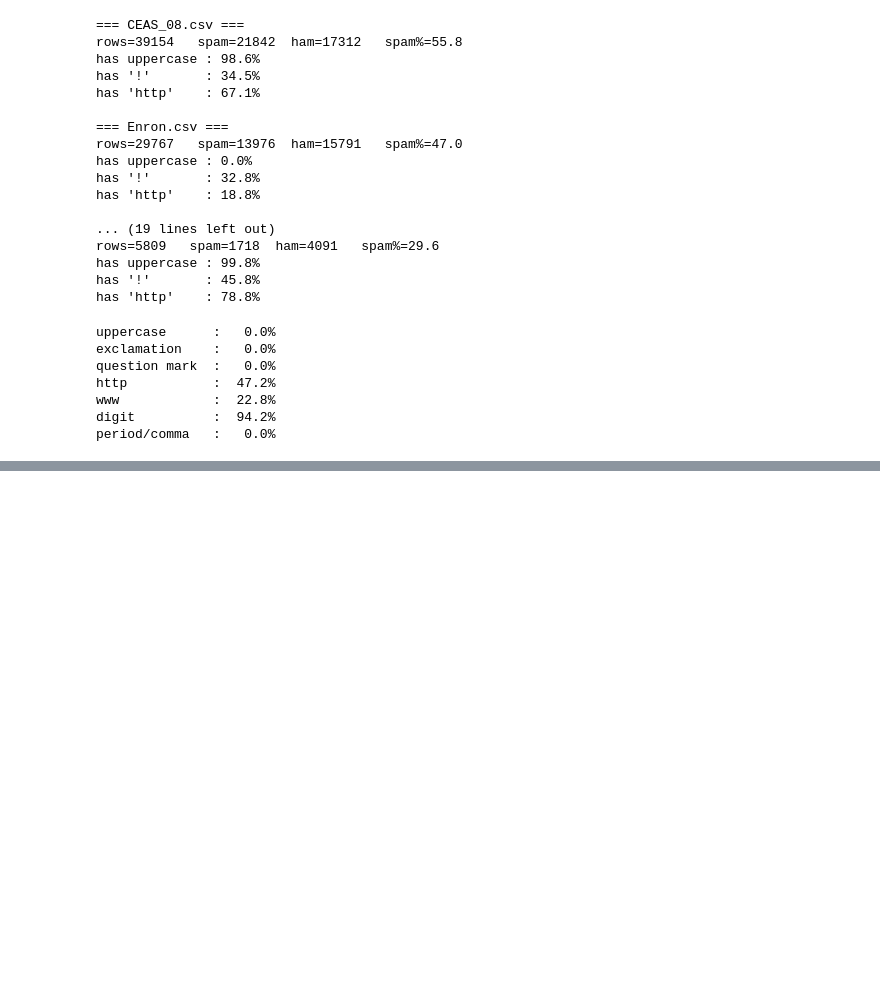
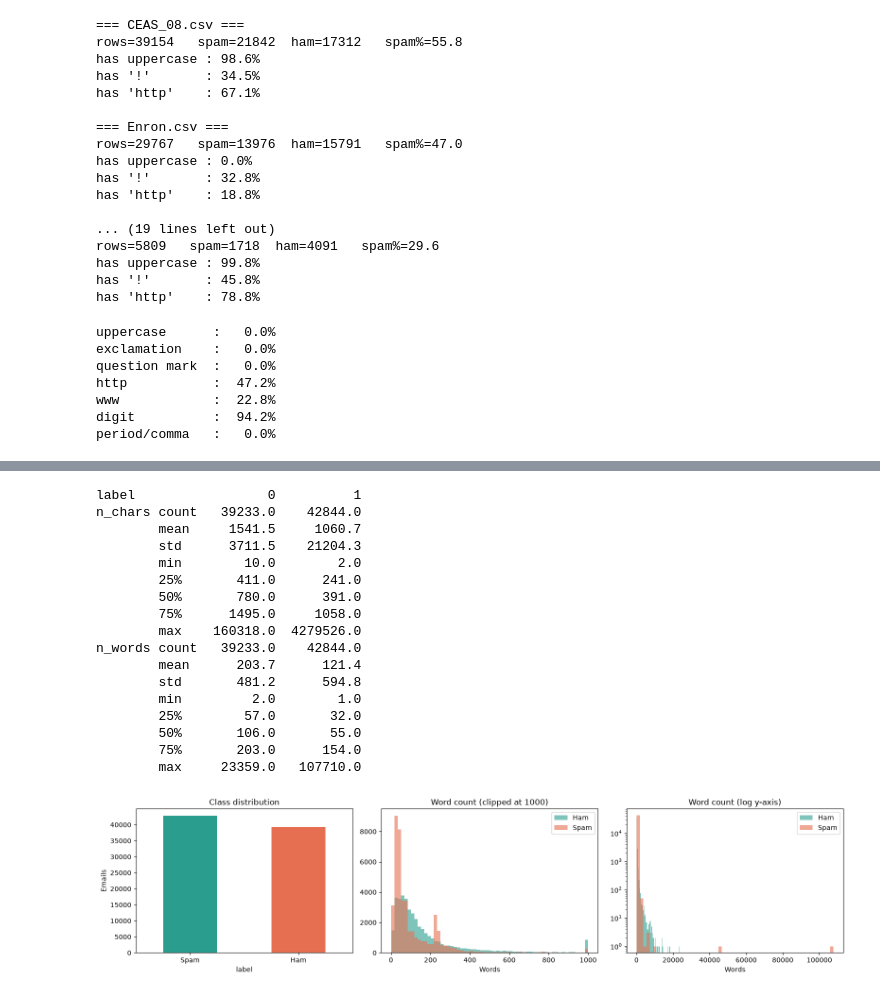
Before and after one commit to Drag375o/Spam-phishing-detector, a Jupyter notebook: notebooks/01_exploration.ipynb, the cells around one changed output, grey strips where cells are left out. Saved outputs shown, nothing was run; the diff lists cells and outputs as text; code cells hidden in the pictures; blank space fills up the shorter version.

```diff
--- a/notebooks/01_exploration.ipynb
+++ b/notebooks/01_exploration.ipynb
@@ -170,0 +207,56 @@ period/comma   :   0.0%
+# %%
+import matplotlib.pyplot as plt
+import seaborn as sns
+
+df["n_chars"] = df["text"].str.len()
+df["n_words"] = df["text"].str.split().str.len()
+
+print(df.groupby("label")[["n_chars", "n_words"]].describe().round(1).T)
+
+fig, axes = plt.subplots(1, 3, figsize=(16, 4))
+
+# Class balance
+df["label"].map({0: "Ham", 1: "Spam"}).value_counts().plot(
+    kind="bar", ax=axes[0], color=["#2a9d8f", "#e76f51"])
+axes[0].set_title("Class distribution")
+axes[0].set_ylabel("Emails")
+axes[0].tick_params(axis="x", rotation=0)
+
+# Word count, clipped at 1000 so outliers don't flatten the plot
+for lbl, name, c in [(0, "Ham", "#2a9d8f"), (1, "Spam", "#e76f51")]:
+    axes[1].hist(df[df.label == lbl]["n_words"].clip(upper=1000),
+                 bins=60, alpha=0.6, label=name, color=c)
+axes[1].set_title("Word count (clipped at 1000)")
+axes[1].set_xlabel("Words")
+axes[1].legend()
+
+# Log scale reveals the tail shape
+for lbl, name, c in [(0, "Ham", "#2a9d8f"), (1, "Spam", "#e76f51")]:
+    axes[2].hist(df[df.label == lbl]["n_words"], bins=60,
+                 alpha=0.6, label=name, color=c, log=True)
+axes[2].set_title("Word count (log y-axis)")
+axes[2].set_xlabel("Words")
+axes[2].legend()
+
+plt.tight_layout()
+plt.savefig("../results/class_and_length_distribution.png", dpi=120)
+plt.show()
+# %% [output]
+label                 0          1
+n_chars count   39233.0    42844.0
+        mean     1541.5     1060.7
+        std      3711.5    21204.3
+        min        10.0        2.0
+        25%       411.0      241.0
+        50%       780.0      391.0
+        75%      1495.0     1058.0
+        max    160318.0  4279526.0
+n_words count   39233.0    42844.0
+        mean      203.7      121.4
+        std       481.2      594.8
+        min         2.0        1.0
+        25%        57.0       32.0
+        50%       106.0       55.0
+        75%       203.0      154.0
+        max     23359.0   107710.0
+[figure, added]
```
Also changed, not shown: parts of 7 cells of this notebook, 1 other file.
